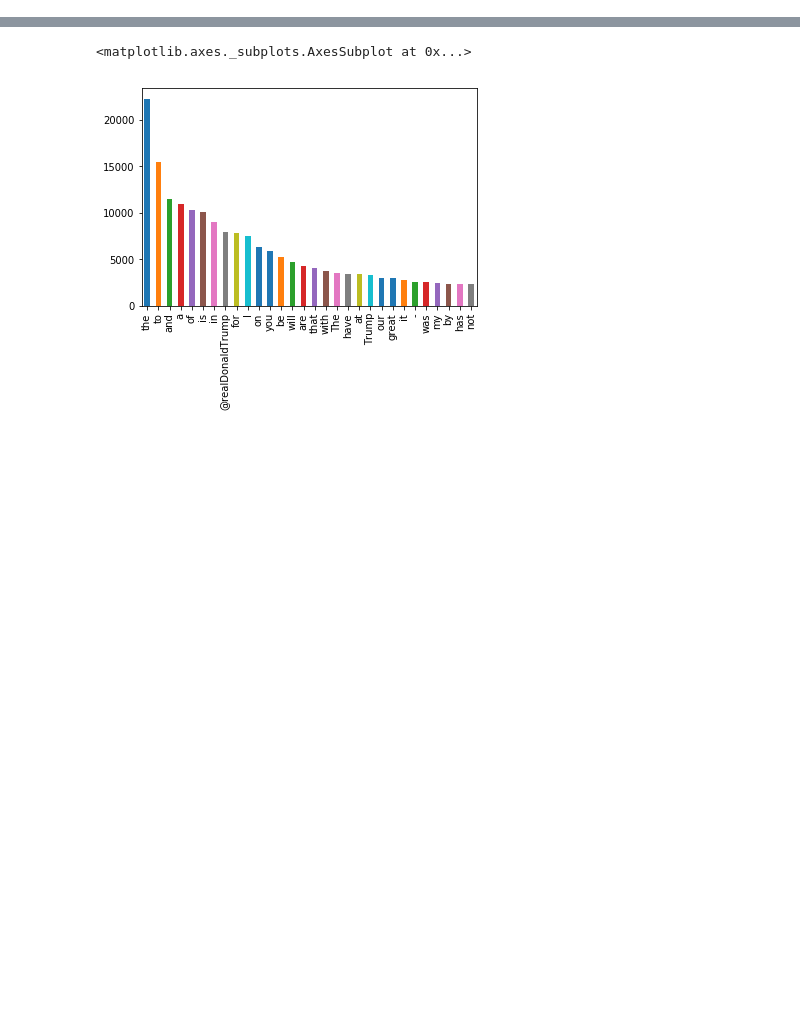
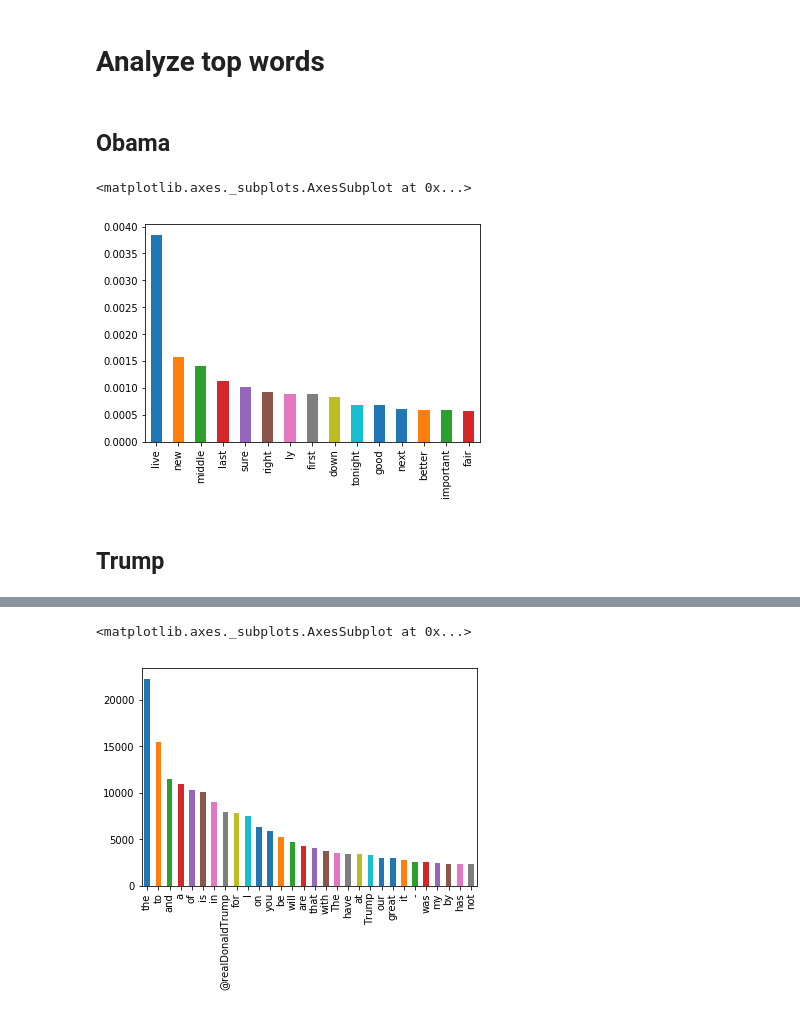
Before and after one commit to EthanH43/text_generator, a Jupyter notebook: Model/Tweet_Analysis.ipynb, the cells around one changed output, grey strips where cells are left out. Saved outputs shown, nothing was run; the diff lists cells and outputs as text; code cells hidden in the pictures; blank space fills up the shorter version.

```diff
--- a/Model/Tweet_Analysis.ipynb
+++ b/Model/Tweet_Analysis.ipynb
@@ -402,0 +54,2 @@ tweet_text_cleaned = listofwords.str.cat(sep=' ')
+# %%
+tweet_text_cleaned_o = pd.Series(obama_words).str.cat(sep=' ')
@@ -402,0 +69,6 @@ tweet_text_cleaned = listofwords.str.cat(sep=' ')
+# %%
+from textblob import TextBlob
+import nltk
+blob = TextBlob(tweet_text_cleaned_o)
+# print(blob.noun_phrases)
+parts_of_speech=blob.tags
@@ -402,0 +94,16 @@ tweet_text_cleaned = listofwords.str.cat(sep=' ')
+# %%
+pos_O=dict(parts_of_speech)
+Oadjectives=[]
+for word in obama_words:
+    if word in pos_O.keys():
+        if pos_O[word]=='JJ' or pos_O[word]=='JJR' or pos_O[word]=='JJS':
+#         if pos[word]=='NN' or pos[word]=='NNS' or pos[word]=='NNP' or pos[word]=='NNPS':
+            Oadjectives.append(word)
+# %% [markdown]
+# Analyze top words
+# %% [markdown]
+## Obama
+# %%
+#find most used words
+top_words=obama_words.value_counts()
+top_words=top_words[top_words>10]
@@ -402,0 +118,10 @@ tweet_text_cleaned = listofwords.str.cat(sep=' ')
+# %%
+top_words_percent= top_words/len(obama_words)
+# top_words.head(15).plot.bar()
+top_words_percent=top_words/len(obama_words)
+top_words_percent.head(15).plot.bar()
+# %% [output]
+<matplotlib.axes._subplots.AxesSubplot at 0x...>
+[figure, added]
+# %% [markdown]
+## Trump
```
Also changed, not shown: parts of 70 cells of this notebook, 3 other files.
